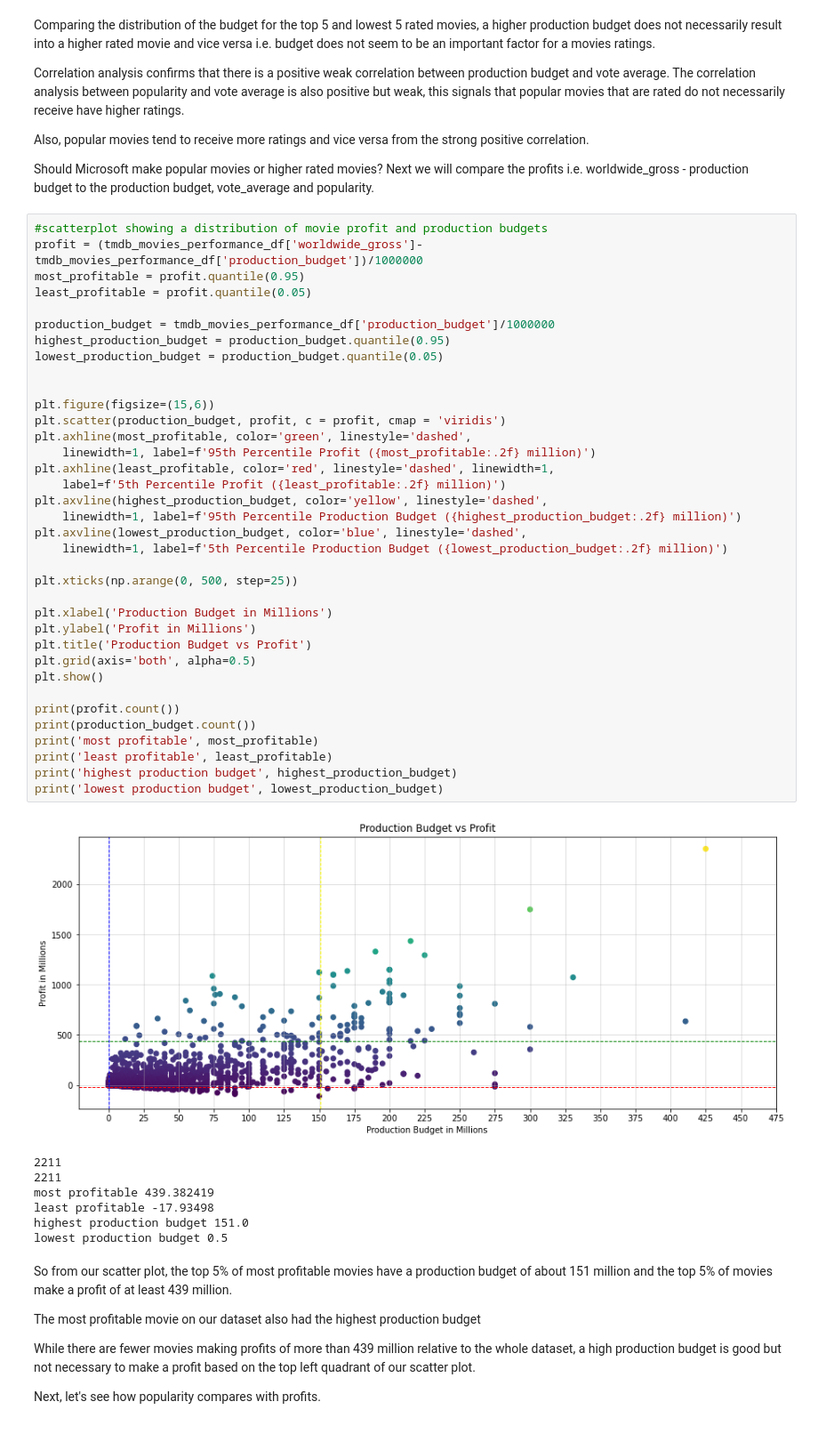
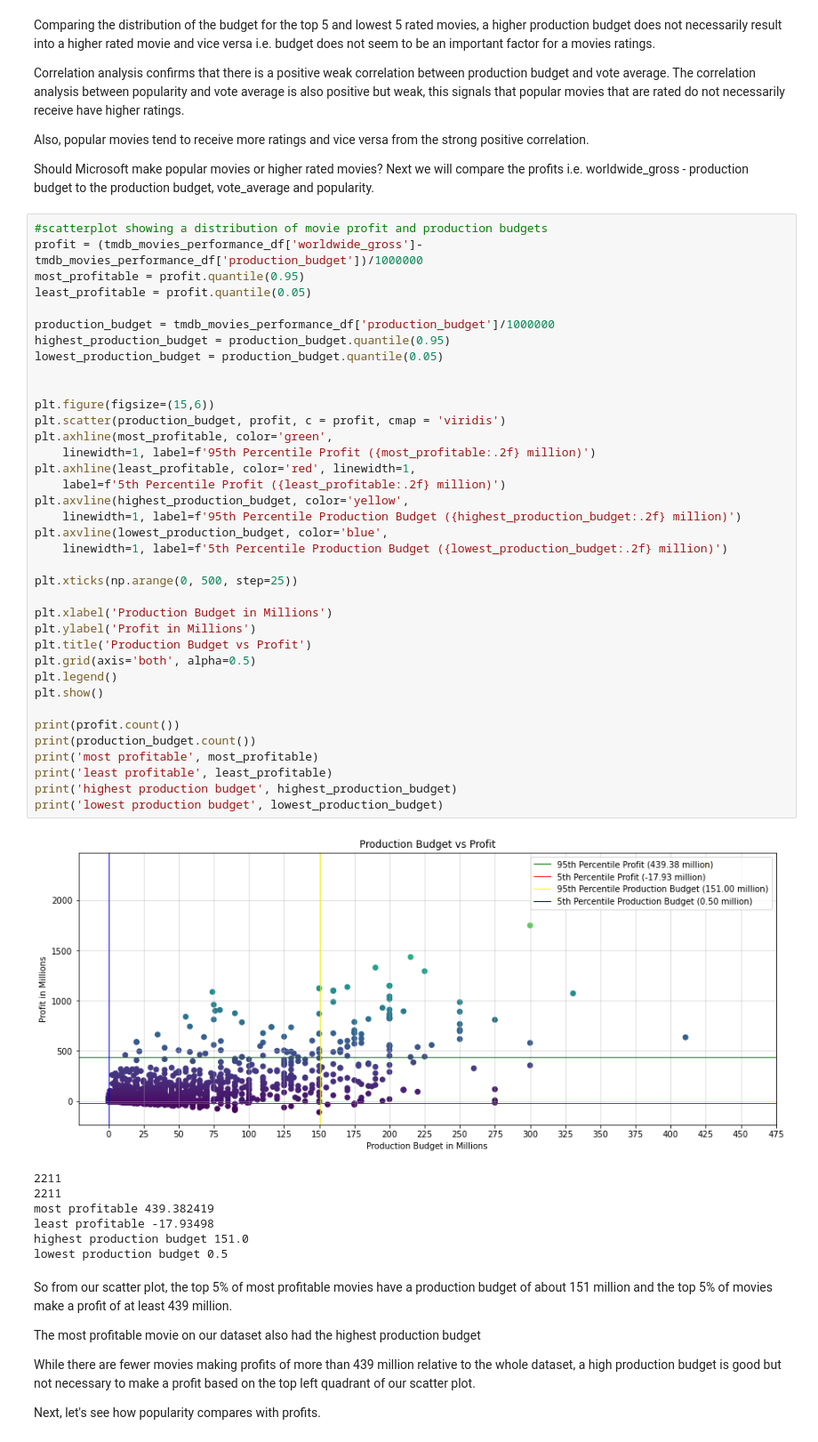
Before and after one commit to MMJGGR/Phase_1_Project, a Jupyter notebook: index.ipynb, the cells around one changed output. Shown at 89% size. Saved outputs shown, nothing was run; the diff lists cells and outputs as text.

```diff
--- a/index.ipynb
+++ b/index.ipynb
@@ -829,38 +829,39 @@ profit = (tmdb_movies_performance_df['worldwide_gross']-tmdb_movies_performance_
 most_profitable = profit.quantile(0.95)
 least_profitable = profit.quantile(0.05)
 
 production_budget = tmdb_movies_performance_df['production_budget']/1000000
 highest_production_budget = production_budget.quantile(0.95)
 lowest_production_budget = production_budget.quantile(0.05)
 
 
 plt.figure(figsize=(15,6))
 plt.scatter(production_budget, profit, c = profit, cmap = 'viridis')
-plt.axhline(most_profitable, color='green', linestyle='dashed',
+plt.axhline(most_profitable, color='green',
     linewidth=1, label=f'95th Percentile Profit ({most_profitable:.2f} million)')
-plt.axhline(least_profitable, color='red', linestyle='dashed', linewidth=1,
+plt.axhline(least_profitable, color='red', linewidth=1,
     label=f'5th Percentile Profit ({least_profitable:.2f} million)')
-plt.axvline(highest_production_budget, color='yellow', linestyle='dashed',
+plt.axvline(highest_production_budget, color='yellow',
     linewidth=1, label=f'95th Percentile Production Budget ({highest_production_budget:.2f} million)')
-plt.axvline(lowest_production_budget, color='blue', linestyle='dashed',
+plt.axvline(lowest_production_budget, color='blue',
     linewidth=1, label=f'5th Percentile Production Budget ({lowest_production_budget:.2f} million)')
 
 plt.xticks(np.arange(0, 500, step=25))
 
 plt.xlabel('Production Budget in Millions')
 plt.ylabel('Profit in Millions')
 plt.title('Production Budget vs Profit')
 plt.grid(axis='both', alpha=0.5)
+plt.legend()
 plt.show()
 
 print(profit.count())
 print(production_budget.count())
 print('most profitable', most_profitable)
 print('least profitable', least_profitable)
 print('highest production budget', highest_production_budget)
 print('lowest production budget', lowest_production_budget)
 # %% [output]
-[figure, old version]
+[figure, new version]
 2211
 2211
 most profitable 439.382419
```
Also changed, not shown: parts of 20 cells of this notebook.
